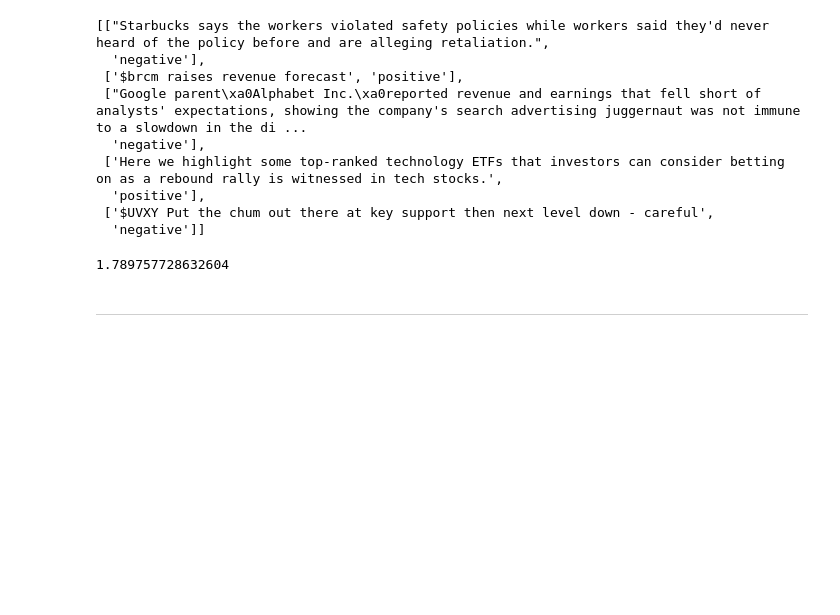
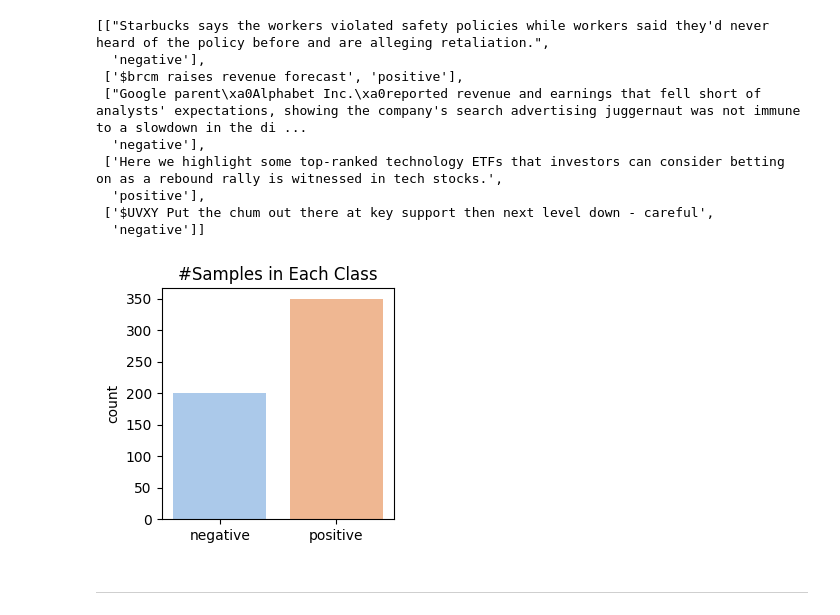
Before and after one commit to turinglayer/notebooks, a Jupyter notebook: 01_binary_classification_svm.ipynb, the cells around one changed output. Drawn from its saved outputs; the diff is of its cells as text; code cells hidden in the pictures; blank space fills up the shorter version.

```diff
--- a/01_binary_classification_svm.ipynb
+++ b/01_binary_classification_svm.ipynb
@@ -38,7 +38,7 @@ from dotenv import find_dotenv, load_dotenv
 import tqdm as notebook_tqdm
 
 
-SAMPLE_SIZE = 500
+SAMPLE_SIZE = 550
 # %% [markdown]
 The [FinGPT/fingpt-sentiment-cls](https://huggingface.co/datasets/FinGPT/fingpt-sentiment-cls) dataset provides nearly 50k labeled samples for financial sentiment analysis.
 # %%
@@ -63,10 +63,19 @@ Inspect Dataset and check its balance:
   'positive'],
  ['$UVXY Put the chum out there at key support then next level down - careful',
   'negative']]
-# %%
-ds['output'].count('positive') / ds['output'].count('negative')
-# %% [output]
-1.789757728632604
+# %%
+import seaborn as sns
+import matplotlib.pyplot as plt
+
+class_names = ["positive", "negative"]
+label_names = ds['output'][:SAMPLE_SIZE]
+
+plt.figure(figsize=(3, 3))
+sns.countplot(x=label_names, hue=label_names, palette="pastel")
+plt.title("#Samples in Each Class")
+plt.show()
+# %% [output]
+[figure, added]
 # %% [markdown]
 ----
 # %% [markdown]
```
Also changed, not shown: parts of 12 cells of this notebook, 1 other file.
